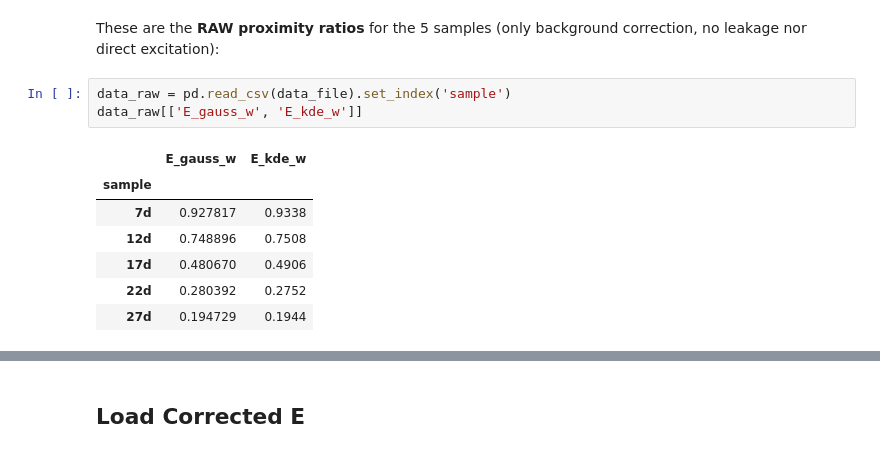
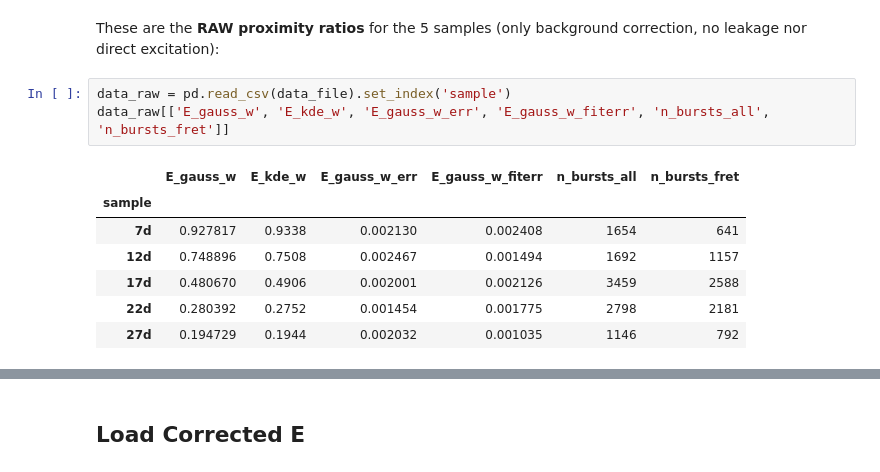
Before and after one commit to tritemio/multispot_paper, a Jupyter notebook: out_notebooks/usALEX - Corrections - Direct excitation physical parameter-out.ipynb, the cells around one changed output, grey strips where cells are left out. Cells and saved outputs as stored; diff of their text form.

Commit message:
Add summary table for fit error and some explanations. See:
usALEX - Corrections - Direct excitation physical parameter.ipynb

```diff
--- a/out_notebooks/usALEX - Corrections - Direct excitation physical parameter-out.ipynb
+++ b/out_notebooks/usALEX - Corrections - Direct excitation physical parameter-out.ipynb
@@ -149,12 +148,12 @@ data_file = 'results/usALEX-5samples-PR-raw-%s.csv' % bsearch_ph_sel
 These are the **RAW proximity ratios** for the 5 samples (only background correction, no leakage nor direct excitation):
 # %%
 data_raw = pd.read_csv(data_file).set_index('sample')
-data_raw[['E_gauss_w', 'E_kde_w']]
+data_raw[['E_gauss_w', 'E_kde_w', 'E_gauss_w_err', 'E_gauss_w_fiterr', 'n_bursts_all', 'n_bursts_fret']]
 # %% [output]
-|  | E_gauss_w | E_kde_w |
-| sample |  |  |
-| 7d | 0.927817 | 0.9338 |
-| 12d | 0.748896 | 0.7508 |
-| 17d | 0.480670 | 0.4906 |
-| 22d | 0.280392 | 0.2752 |
-| 27d | 0.194729 | 0.1944 |
+|  | E_gauss_w | E_kde_w | E_gauss_w_err | E_gauss_w_fiterr | n_bursts_all | n_bursts_fret |
+| sample |  |  |  |  |  |  |
+| 7d | 0.927817 | 0.9338 | 0.002130 | 0.002408 | 1654 | 641 |
+| 12d | 0.748896 | 0.7508 | 0.002467 | 0.001494 | 1692 | 1157 |
+| 17d | 0.480670 | 0.4906 | 0.002001 | 0.002126 | 3459 | 2588 |
+| 22d | 0.280392 | 0.2752 | 0.001454 | 0.001775 | 2798 | 2181 |
+| 27d | 0.194729 | 0.1944 | 0.002032 | 0.001035 | 1146 | 792 |
```
Also changed, not shown: parts of 15 cells of this notebook, 48 other files.
